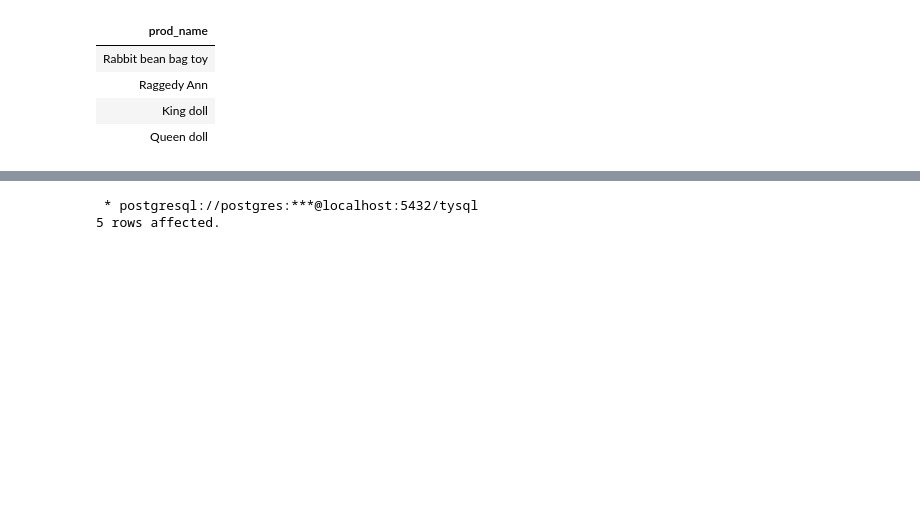
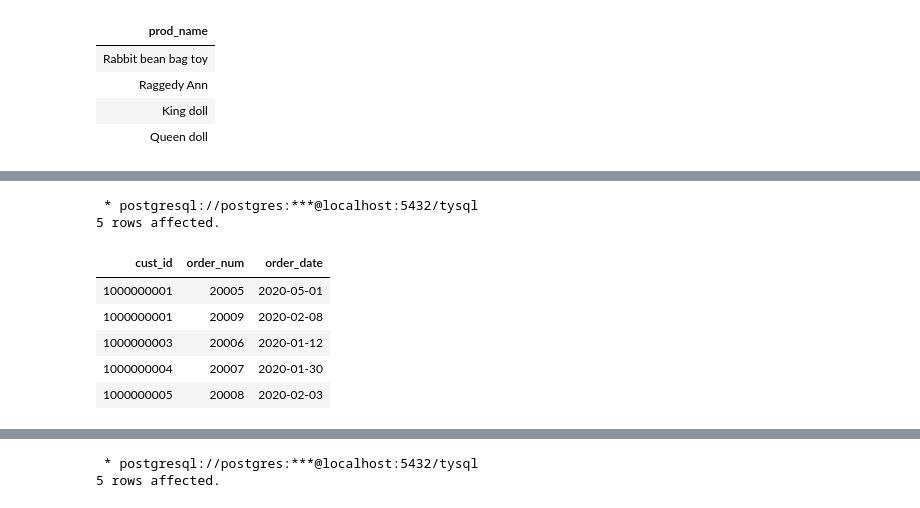
Before and after one commit to shouzheng/codes, a Jupyter notebook: SQL/select.ipynb, the cells around one changed output, grey strips where cells are left out. Drawn from its saved outputs; the diff is of its cells as text; code cells hidden in the pictures; blank space fills up the shorter version.

```diff
--- a/SQL/select.ipynb
+++ b/SQL/select.ipynb
@@ -111,0 +146,13 @@ limit 5 offset 5
+# %%
+%%sql
+
+select cust_id, order_num, order_date from orders order by cust_id, order_date desc -- order by 可以接多个列，用逗号分隔
+# %% [output]
+ * postgresql://postgres:***@localhost:5432/tysql
+5 rows affected.
+| cust_id | order_num | order_date |
+| 1000000001 | 20005 | 2020-05-01 |
+| 1000000001 | 20009 | 2020-02-08 |
+| 1000000003 | 20006 | 2020-01-12 |
+| 1000000004 | 20007 | 2020-01-30 |
+| 1000000005 | 20008 | 2020-02-03 |
```
Also changed, not shown: parts of 27 cells of this notebook.
